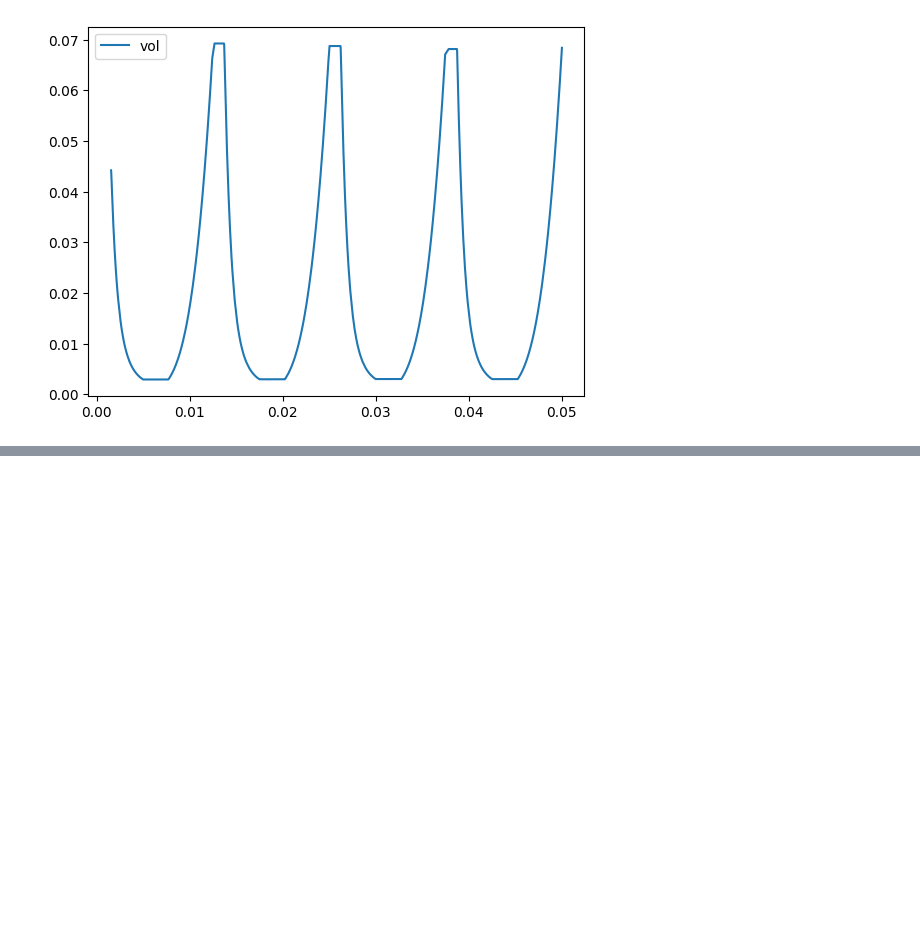
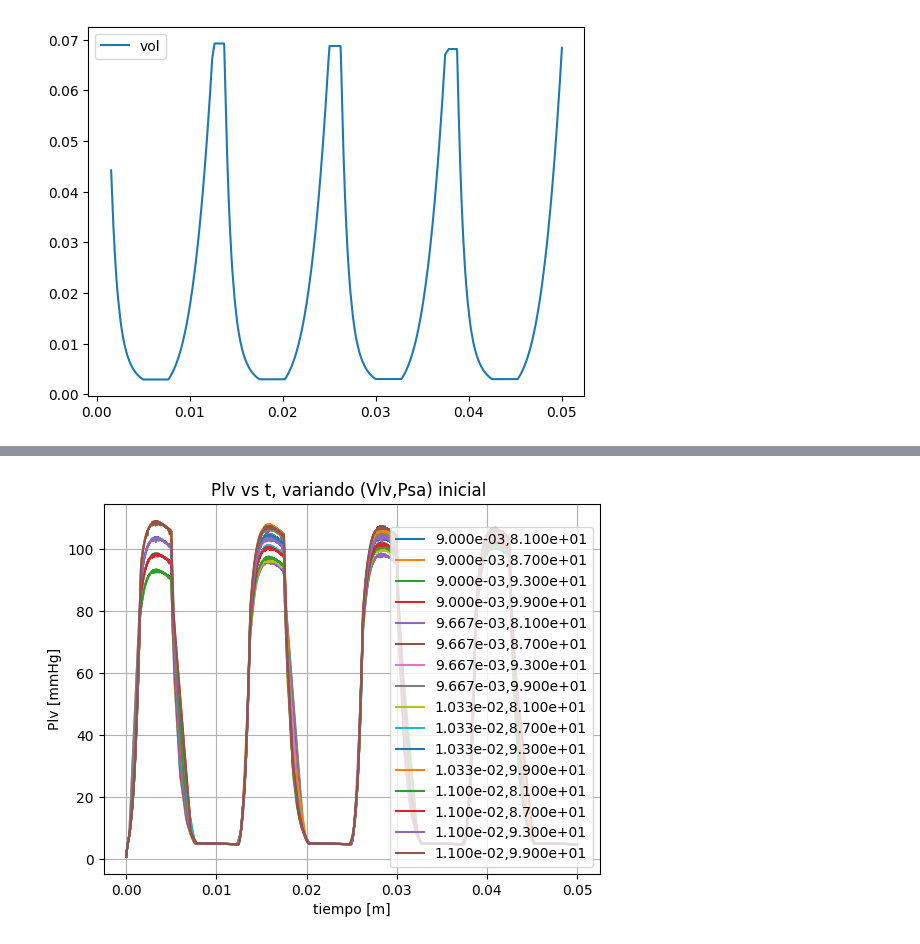
Before and after one commit to hxdvka/MiBio, a Jupyter notebook: FisioLab/cardio2/bono.ipynb, the cells around one changed output, grey strips where cells are left out. Cells and saved outputs as stored; diff of their text form; code cells hidden in the pictures; blank space fills up the shorter version.

```diff
--- a/FisioLab/cardio2/bono.ipynb
+++ b/FisioLab/cardio2/bono.ipynb
@@ -187,0 +257,11 @@ ivl = (product(ivl_vlv, ivl_psa))
+# %%
+plots_plv = [plotterAux(sol.t , list( map ( fx_p , sol.t , sol.y[0] ) )) for sol in sols]
+legends_plv = list( map(lambda s : "{ivV:1.3e},{ivP:1.3e}".format(ivV=s[0],ivP=s[1]) , ivl) )
+plt.legend( legends_plv ,loc=4 )
+plt.ylabel("Plv [mmHg]")
+plt.xlabel("tiempo [m]")
+plt.title("Plv vs t, variando (Vlv,Psa) inicial ")
+plt.grid(visible=True)
+#plt.savefig("fig_Plv-bono-all.jpg")
+# %% [output]
+[figure, added]
```
Also changed, not shown: parts of 12 cells of this notebook, 4 other files.
